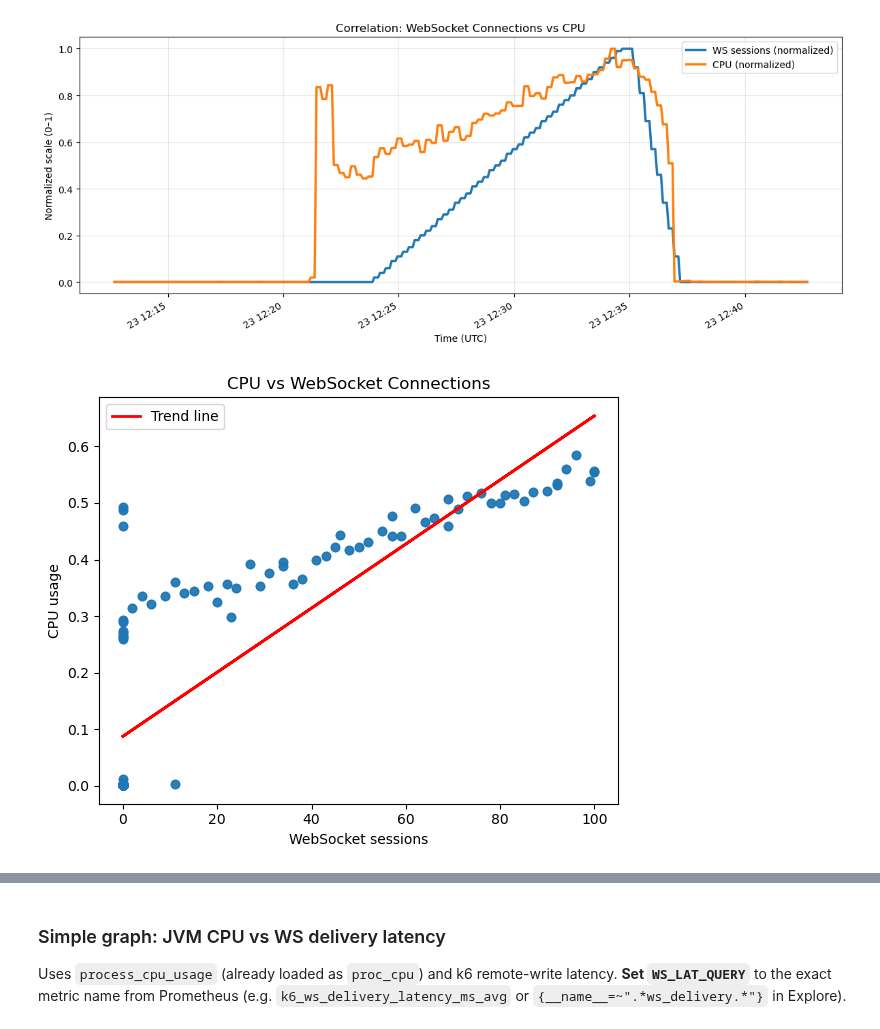
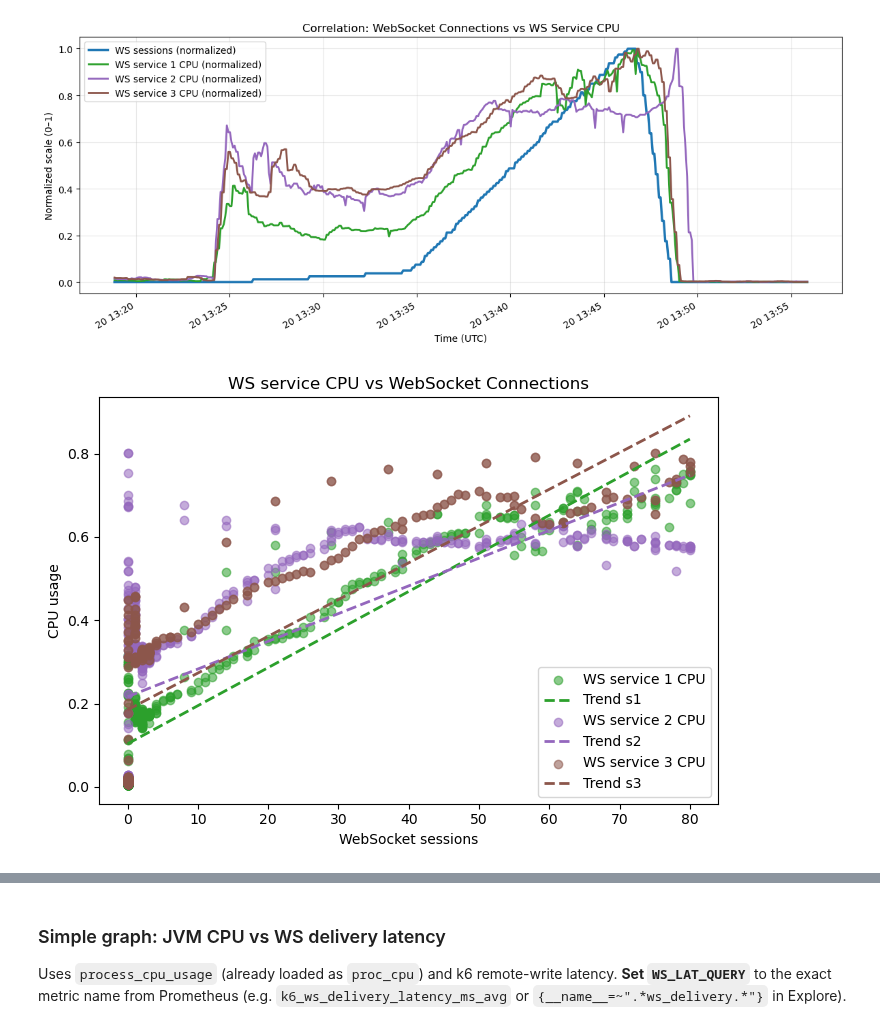
Before and after one commit to jakubjanak2004/chat-data-analysis, a Jupyter notebook: notebooks/intensive_messaging_analysis.ipynb, the cells around one changed output, grey strips where cells are left out. Cells and saved outputs as stored; diff of their text form; code cells hidden in the pictures.

```diff
--- a/notebooks/intensive_messaging_analysis.ipynb
+++ b/notebooks/intensive_messaging_analysis.ipynb
@@ -64,0 +11,3 @@ ws_lat = prom_query_range(
+# %%
+df = pd.read_csv('../exports/intensive_messaging_eda.csv')
+df
@@ -105,15 +128,25 @@ fig, ax = plt.subplots(figsize=(12, 5))
 
 if not ws_active_sessions.empty:
     normalize(ws_active_sessions).plot(
-        ax=ax, linewidth=2.5, label="WS sessions (normalized)"
+        ax=ax, linewidth=2.5, label="WS sessions (normalized)", color="tab:blue"
     )
 
-if not proc_cpu.empty:
-    normalize(proc_cpu).plot(
-        ax=ax, linewidth=2.5, label="CPU (normalized)"
+if not ws_service_1_cpu.empty:
+    normalize(ws_service_1_cpu).plot(
+        ax=ax, linewidth=2.0, label="WS service 1 CPU (normalized)", color="tab:green"
     )
 
-ax.set_title("Correlation: WebSocket Connections vs CPU")
+if not ws_service_2_cpu.empty:
+    normalize(ws_service_2_cpu).plot(
+        ax=ax, linewidth=2.0, label="WS service 2 CPU (normalized)", color="tab:purple"
+    )
+
+if not ws_service_3_cpu.empty:
+    normalize(ws_service_3_cpu).plot(
+        ax=ax, linewidth=2.0, label="WS service 3 CPU (normalized)", color="tab:brown"
+    )
+
+ax.set_title("Correlation: WebSocket Connections vs WS Service CPU")
 ax.set_ylabel("Normalized scale (0–1)")
 ax.set_xlabel("Time (UTC)")
 ax.grid(True, alpha=0.3)
@@ -122,27 +155,48 @@ ax.legend()
 plt.tight_layout()
 plt.show()
 # %% [output]
-[figure, old version]
+[figure, new version]
 # %%
-fig, ax = plt.subplots(figsize=(6, 5))
+fig, ax = plt.subplots(figsize=(7, 5))
 
 x = ws_active_sessions.iloc[:, 0]
-y = proc_cpu.iloc[:, 0]
 
-ax.scatter(x, y, alpha=0.6)
+if not ws_service_1_cpu.empty:
+    y1 = ws_service_1_cpu.reindex(x.index).iloc[:, 0]
+    mask1 = ~(x.isna() | y1.isna())
+    ax.scatter(x[mask1], y1[mask1], alpha=0.55, label="WS service 1 CPU", color="tab:green")
+    if mask1.sum() > 1:
+        z1 = np.polyfit(x[mask1], y1[mask1], 1)
+        p1 = np.poly1d(z1)
+        xs1 = np.linspace(x[mask1].min(), x[mask1].max(), 100)
+        ax.plot(xs1, p1(xs1), linewidth=2, color="tab:green", linestyle="--", label="Trend s1")
 
-# Regression line (different color)
-z = np.polyfit(x, y, 1)
-p = np.poly1d(z)
-ax.plot(x, p(x), linewidth=2, color="red", label="Trend line")
+if not ws_service_2_cpu.empty:
+    y2 = ws_service_2_cpu.reindex(x.index).iloc[:, 0]
+    mask2 = ~(x.isna() | y2.isna())
+    ax.scatter(x[mask2], y2[mask2], alpha=0.55, label="WS service 2 CPU", color="tab:purple")
+    if mask2.sum() > 1:
+        z2 = np.polyfit(x[mask2], y2[mask2], 1)
+        p2 = np.poly1d(z2)
+        xs2 = np.linspace(x[mask2].min(), x[mask2].max(), 100)
+        ax.plot(xs2, p2(xs2), linewidth=2, color="tab:purple", linestyle="--", label="Trend s2")
+
+if not ws_service_3_cpu.empty:
+    y3 = ws_service_3_cpu.reindex(x.index).iloc[:, 0]
+    mask3 = ~(x.isna() | y3.isna())
+    ax.scatter(x[mask3], y3[mask3], alpha=0.55, label="WS service 3 CPU", color="tab:brown")
+    if mask3.sum() > 1:
+        z3 = np.polyfit(x[mask3], y3[mask3], 1)
+        p3 = np.poly1d(z3)
+        xs3 = np.linspace(x[mask3].min(), x[mask3].max(), 100)
+        ax.plot(xs3, p3(xs3), linewidth=2, color="tab:brown", linestyle="--", label="Trend s3")
 
 ax.set_xlabel("WebSocket sessions")
 ax.set_ylabel("CPU usage")
-ax.set_title("CPU vs WebSocket Connections")
-
+ax.set_title("WS service CPU vs WebSocket Connections")
 ax.legend()
 
 plt.tight_layout()
 plt.show()
 # %% [output]
-[figure, old version]
+[figure, new version]
```
Also changed, not shown: parts of 12 cells of this notebook, 8 other files.
